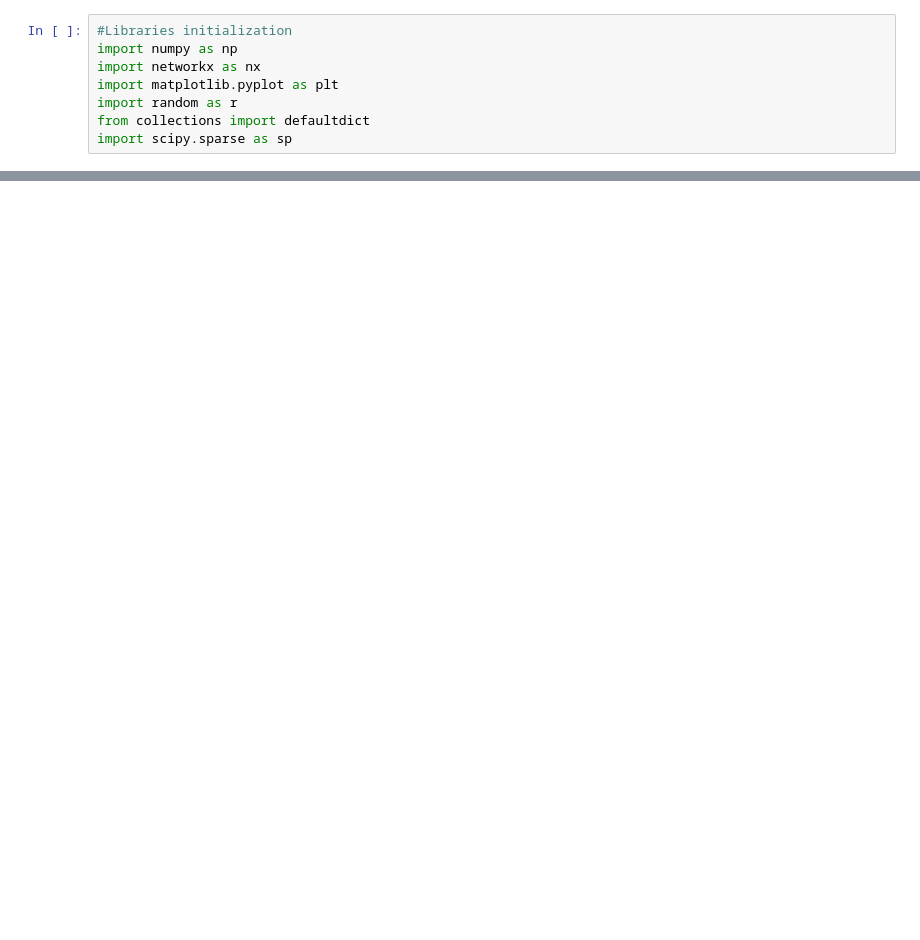
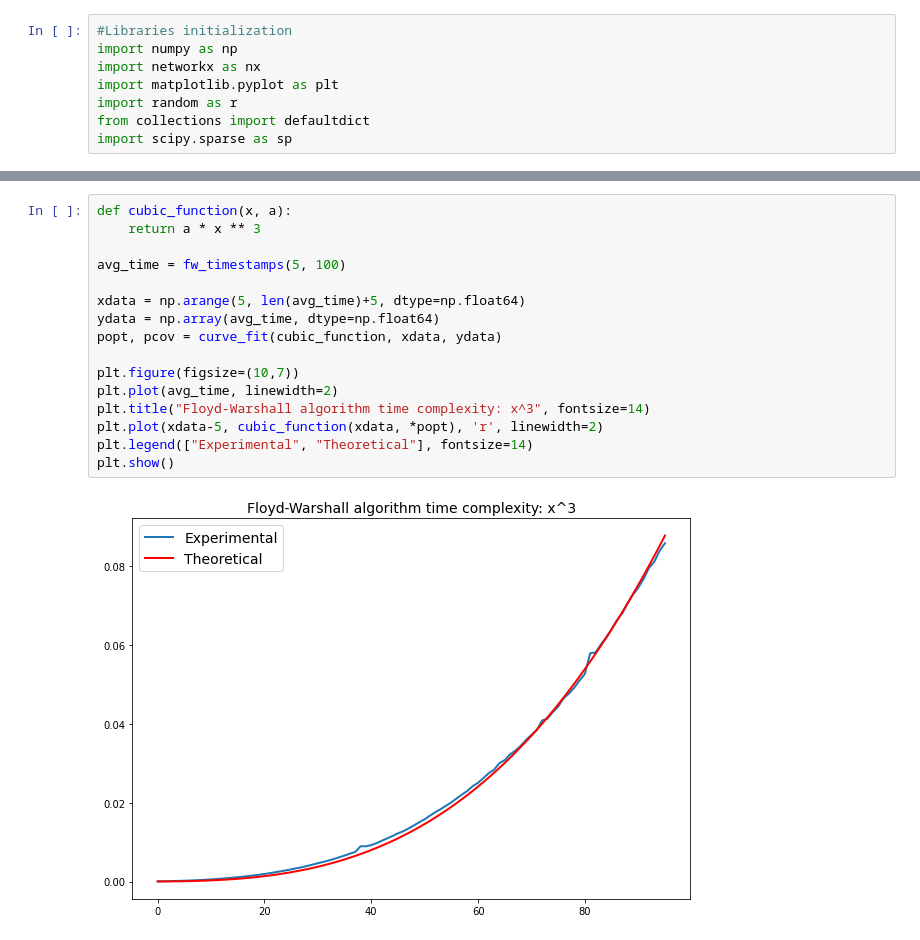
Before and after one commit to Mikha1lSorokin/Algorithms_ITMO_2021, a Jupyter notebook: Algorithms8.ipynb, the cells around one changed output, grey strips where cells are left out. Drawn from its saved outputs; the diff is of its cells as text; blank space fills up the shorter version.

Commit message:
added time complexuty measurements

```diff
--- a/Algorithms8.ipynb
+++ b/Algorithms8.ipynb
@@ -93,0 +142,18 @@ Or the path between any other nodes, for example between 1st and 10th:
+# %%
+def cubic_function(x, a):
+    return a * x ** 3
+
+avg_time = fw_timestamps(5, 100)
+
+xdata = np.arange(5, len(avg_time)+5, dtype=np.float64)
+ydata = np.array(avg_time, dtype=np.float64)
+popt, pcov = curve_fit(cubic_function, xdata, ydata)
+
+plt.figure(figsize=(10,7))
+plt.plot(avg_time, linewidth=2)
+plt.title("Floyd-Warshall algorithm time complexity: x^3", fontsize=14)
+plt.plot(xdata-5, cubic_function(xdata, *popt), 'r', linewidth=2)
+plt.legend(["Experimental", "Theoretical"], fontsize=14)
+plt.show()
+# %% [output]
+[figure, added]
```
Also changed, not shown: parts of 8 cells of this notebook.
